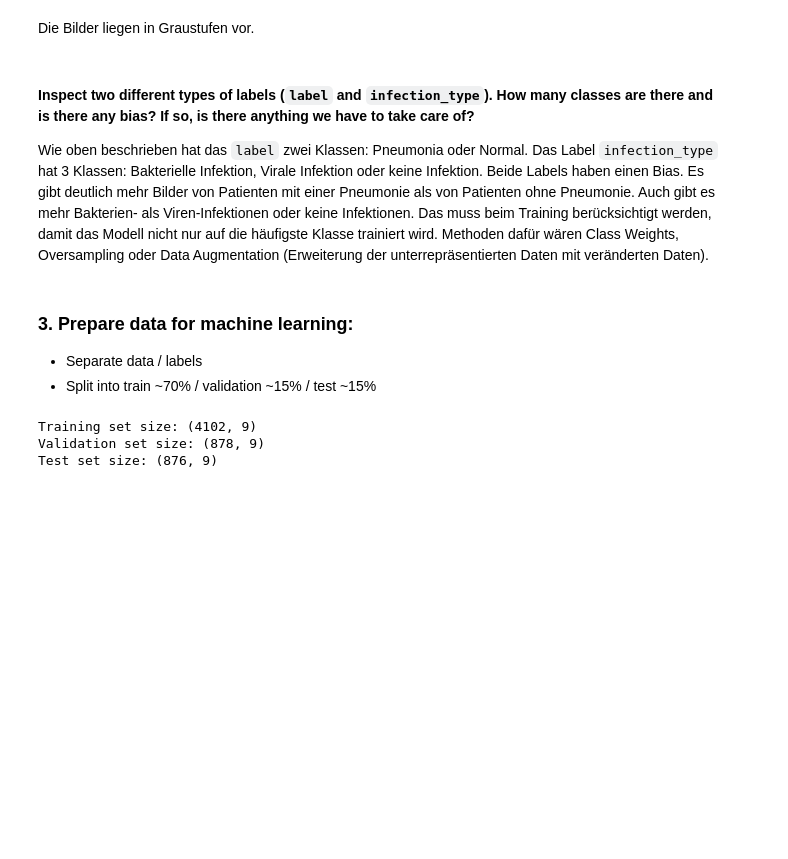
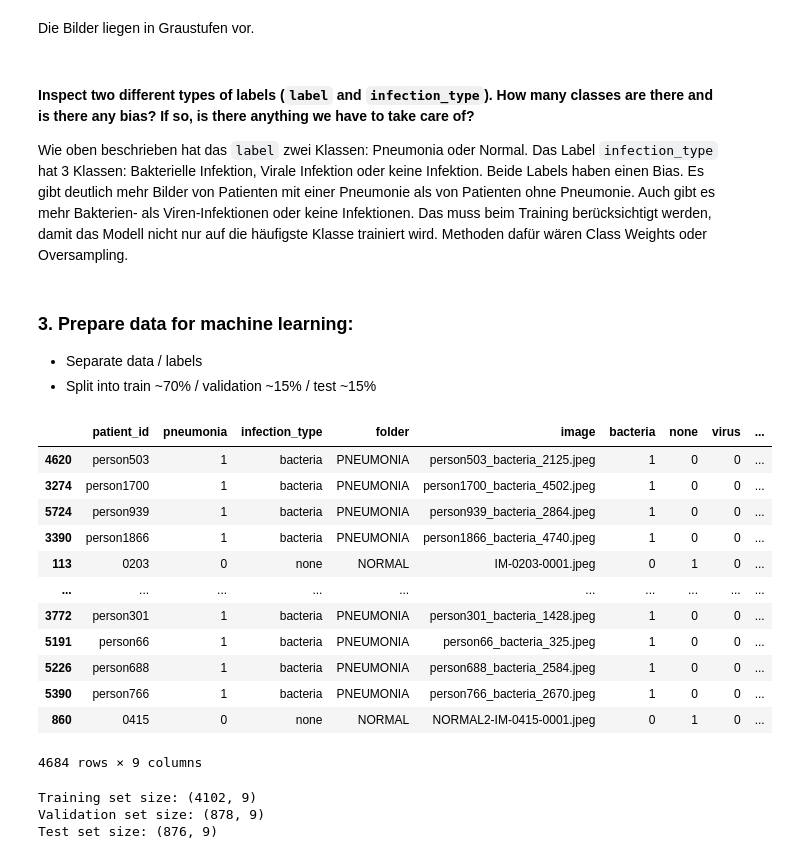
Before and after one commit to PhilippVogel92/ai_for_smart_health, a Jupyter notebook: ai_smart_health_portfolio_02_pneumonia_prediction.ipynb, the cells around one changed output. Drawn from its saved outputs; the diff is of its cells as text; code cells hidden in the pictures; blank space fills up the shorter version.

```diff
--- a/ai_smart_health_portfolio_02_pneumonia_prediction.ipynb
+++ b/ai_smart_health_portfolio_02_pneumonia_prediction.ipynb
@@ -343,11 +344,30 @@ plt.tight_layout()
 Die Bilder liegen in Graustufen vor.
 # %% [markdown]
 #### Inspect two different types of labels (`label` and `infection_type`). How many classes are there and is there any bias? If so, is there anything we have to take care of?
-Wie oben beschrieben hat das `label` zwei Klassen: Pneumonia oder Normal. Das Label `infection_type` hat 3 Klassen: Bakterielle Infektion, Virale Infektion oder keine Infektion. Beide Labels haben einen Bias. Es gibt deutlich mehr Bilder von Patienten mit einer Pneumonie als von Patienten ohne Pneumonie. Auch gibt es mehr Bakterien- als Viren-Infektionen oder keine Infektionen. Das muss beim Training berücksichtigt werden, damit das Modell nicht nur auf die häufigste Klasse trainiert wird. Methoden dafür wären Class Weights, Oversampling oder Data Augmentation (Erweiterung der unterrepräsentierten Daten mit veränderten Daten).
+Wie oben beschrieben hat das `label` zwei Klassen: Pneumonia oder Normal. Das Label `infection_type` hat 3 Klassen: Bakterielle Infektion, Virale Infektion oder keine Infektion. Beide Labels haben einen Bias. Es gibt deutlich mehr Bilder von Patienten mit einer Pneumonie als von Patienten ohne Pneumonie. Auch gibt es mehr Bakterien- als Viren-Infektionen oder keine Infektionen. Das muss beim Training berücksichtigt werden, damit das Modell nicht nur auf die häufigste Klasse trainiert wird. Methoden dafür wären Class Weights oder Oversampling.
 # %% [markdown]
 ### 3. Prepare data for machine learning:
 - Separate data / labels
 - Split into train ~70% / validation ~15% / test ~15%
+# %%
+from sklearn.model_selection import train_test_split
+train_data, test_data = train_test_split(metadata, test_size=0.2, random_state=42)
+# %%
+train_data
+# %% [output]
+|  | patient_id | pneumonia | infection_type | folder | image | bacteria | none | virus | ... |
+| 4620 | person503 | 1 | bacteria | PNEUMONIA | person503_bacteria_2125.jpeg | 1 | 0 | 0 | ... |
+| 3274 | person1700 | 1 | bacteria | PNEUMONIA | person1700_bacteria_4502.jpeg | 1 | 0 | 0 | ... |
+| 5724 | person939 | 1 | bacteria | PNEUMONIA | person939_bacteria_2864.jpeg | 1 | 0 | 0 | ... |
+| 3390 | person1866 | 1 | bacteria | PNEUMONIA | person1866_bacteria_4740.jpeg | 1 | 0 | 0 | ... |
+| 113 | 0203 | 0 | none | NORMAL | IM-0203-0001.jpeg | 0 | 1 | 0 | ... |
+| ... | ... | ... | ... | ... | ... | ... | ... | ... | ... |
+| 3772 | person301 | 1 | bacteria | PNEUMONIA | person301_bacteria_1428.jpeg | 1 | 0 | 0 | ... |
+| 5191 | person66 | 1 | bacteria | PNEUMONIA | person66_bacteria_325.jpeg | 1 | 0 | 0 | ... |
+| 5226 | person688 | 1 | bacteria | PNEUMONIA | person688_bacteria_2584.jpeg | 1 | 0 | 0 | ... |
+| 5390 | person766 | 1 | bacteria | PNEUMONIA | person766_bacteria_2670.jpeg | 1 | 0 | 0 | ... |
+| 860 | 0415 | 0 | none | NORMAL | NORMAL2-IM-0415-0001.jpeg | 0 | 1 | 0 | ... |
+4684 rows × 9 columns
 # %%
 from sklearn.model_selection import train_test_split
 
```
Also changed, not shown: parts of 20 cells of this notebook.
